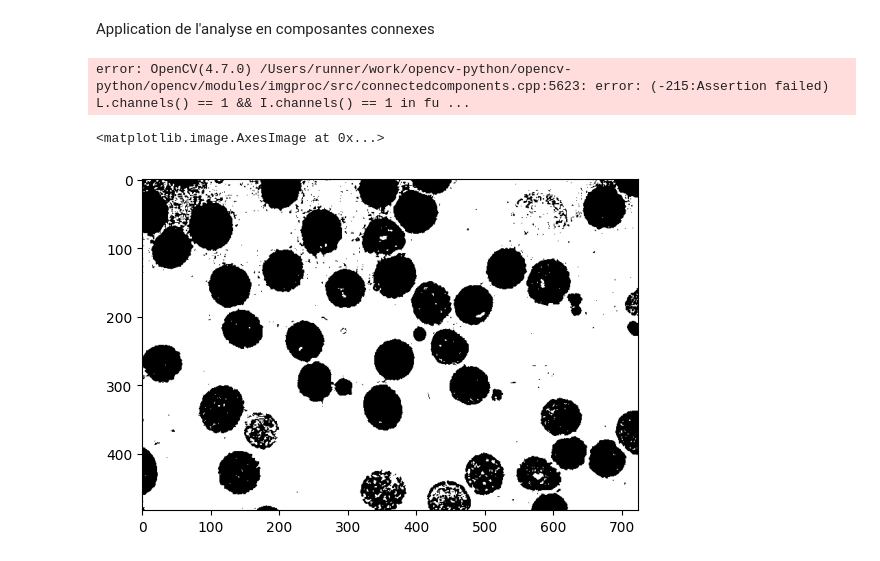
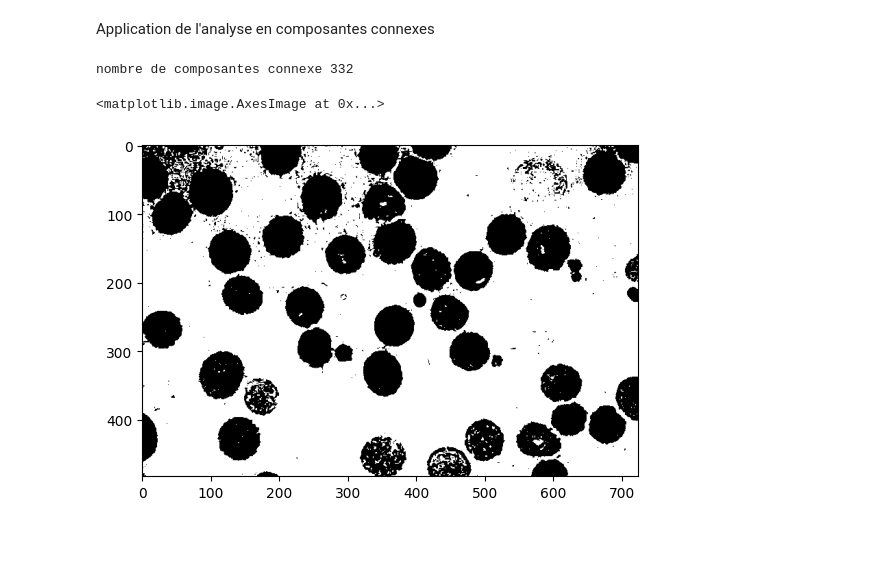
Before and after one commit to ba-talibe/TP_Image_Processing, a Jupyter notebook: TP4.ipynb, the cells around one changed output. Saved outputs shown, nothing was run; the diff lists cells and outputs as text; code cells hidden in the pictures.

Commit message:
added new notebook to get start with image Segmentation

```diff
--- a/TP4.ipynb
+++ b/TP4.ipynb
@@ -362,7 +362,7 @@ def get_otsu_threshold(image : np.ndarray):
             min_intra_variance = intra_variance
             optimal_threshold = t
 
-    return optimal_threshold, np.where(img < optimal_threshold, 0, 255)
+    return optimal_threshold, cv2.threshold(image, optimal_threshold, optimal_threshold+1, cv2.THRESH_BINARY)[1]
 # %%
 ancien = images["ancien"]
 threshold,_ = get_otsu_threshold(ancien)
@@ -381,13 +381,14 @@ sk_thresh
 # %% [markdown]
 Application de l'analyse en composantes connexes
 # %%
-cell =images["cell"]
-threshold, thresholded_cell = get_otsu_threshold(cell)
-analysis = cv2.connectedComponentsWithStats(thresholded_cell,4,cv2.CV_32S)
+cell =plt.imread("images/cell.jpg")
+_, thresholded_cell = get_otsu_threshold(cell)
+analysis = cv2.connectedComponentsWithStats(thresholded_cell, centroids=4)
+print("nombre de composantes connexe", analysis[0])
 # %% [output]
-error: OpenCV(4.7.0) /Users/runner/work/opencv-python/opencv-python/opencv/modules/imgproc/src/connectedcomponents.cpp:5623: error: (-215:Assertion failed) L.channels() == 1 && I.channels() == 1 in fu ...
+nombre de composantes connexe 332
 # %%
-plt.imshow(thresholded_cell)
+plt.imshow(thresholded_cell, cmap="gray")
 # %% [output]
 <matplotlib.image.AxesImage at 0x...>
-[figure, old version]
+[figure, new version]
```
Also changed, not shown: parts of 12 cells of this notebook, 5 other files.
